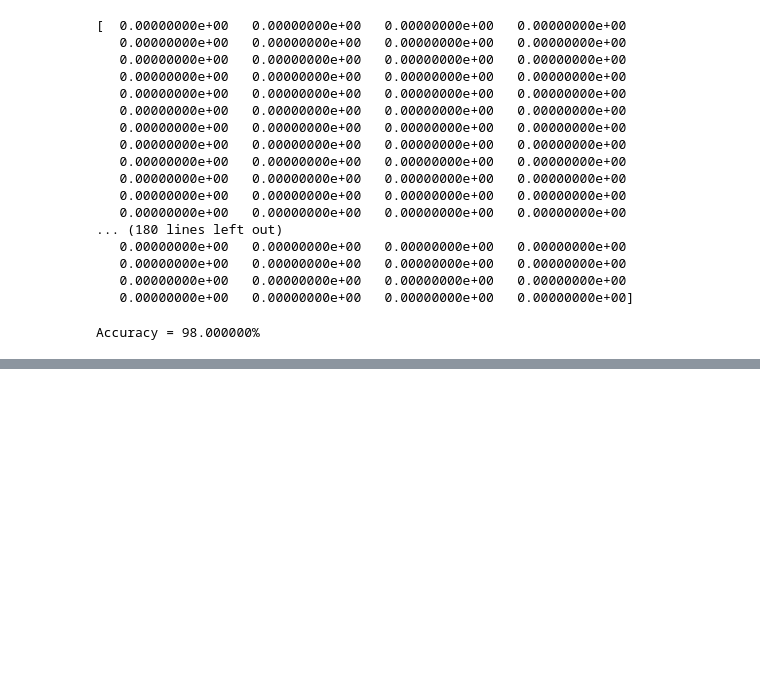
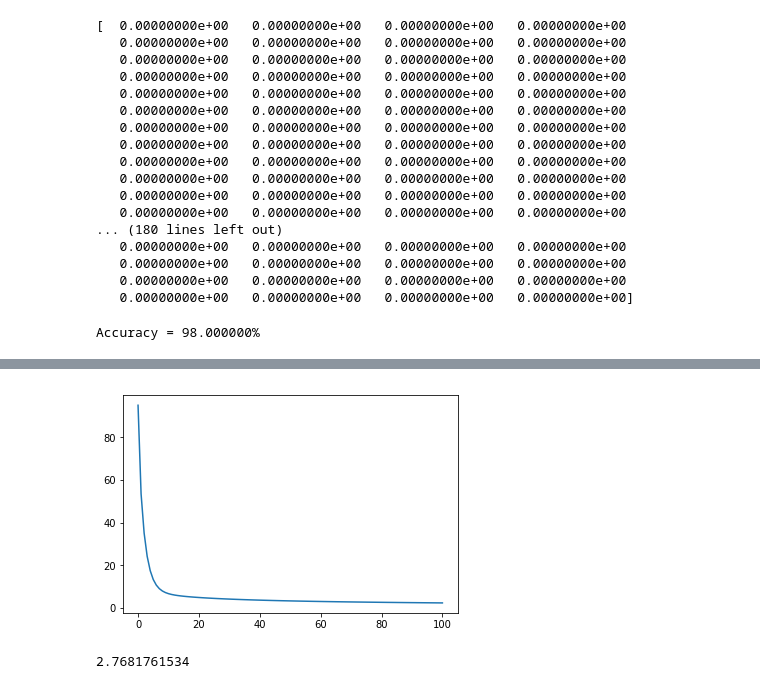
Before and after one commit to skitiz/CS7267, a Jupyter notebook: LinearRegression/Linear Regresion.ipynb, the cells around one changed output, grey strips where cells are left out. Cells and saved outputs as stored; diff of their text form; code cells hidden in the pictures; blank space fills up the shorter version.

```diff
--- a/LinearRegression/Linear Regresion.ipynb
+++ b/LinearRegression/Linear Regresion.ipynb
@@ -50,0 +104,23 @@ Accuracy = 98.000000%
+# %%
+xNormTrain = min_max(trainData)
+xNormTest = min_max(trainLabels)
+_, p = xNormTrain.shape
+bEstimate = np.zeros(p)
+learningRate = 1e-4
+bs = [bEstimate]
+costs = [cost(xNormTrain, trainLabels, bEstimate)]
+for i in range(0, 100):
+    bEstimate = bEstimate - learningRate * gradientDescent(xNormTrain, trainLabels, bEstimate)
+    bCost = cost(xNormTrain, trainLabels, bEstimate)
+    bs.append(bEstimate)
+    costs.append(bCost)
+# %%
+plt.plot(costs)
+plt.show()
+# %% [output]
+[figure, added]
+# %%
+totalDifference = sum(abs(bOpt - bEstimate))
+print totalDifference
+# %% [output]
+2.7681761534
```
Also changed, not shown: parts of 5 cells of this notebook.
